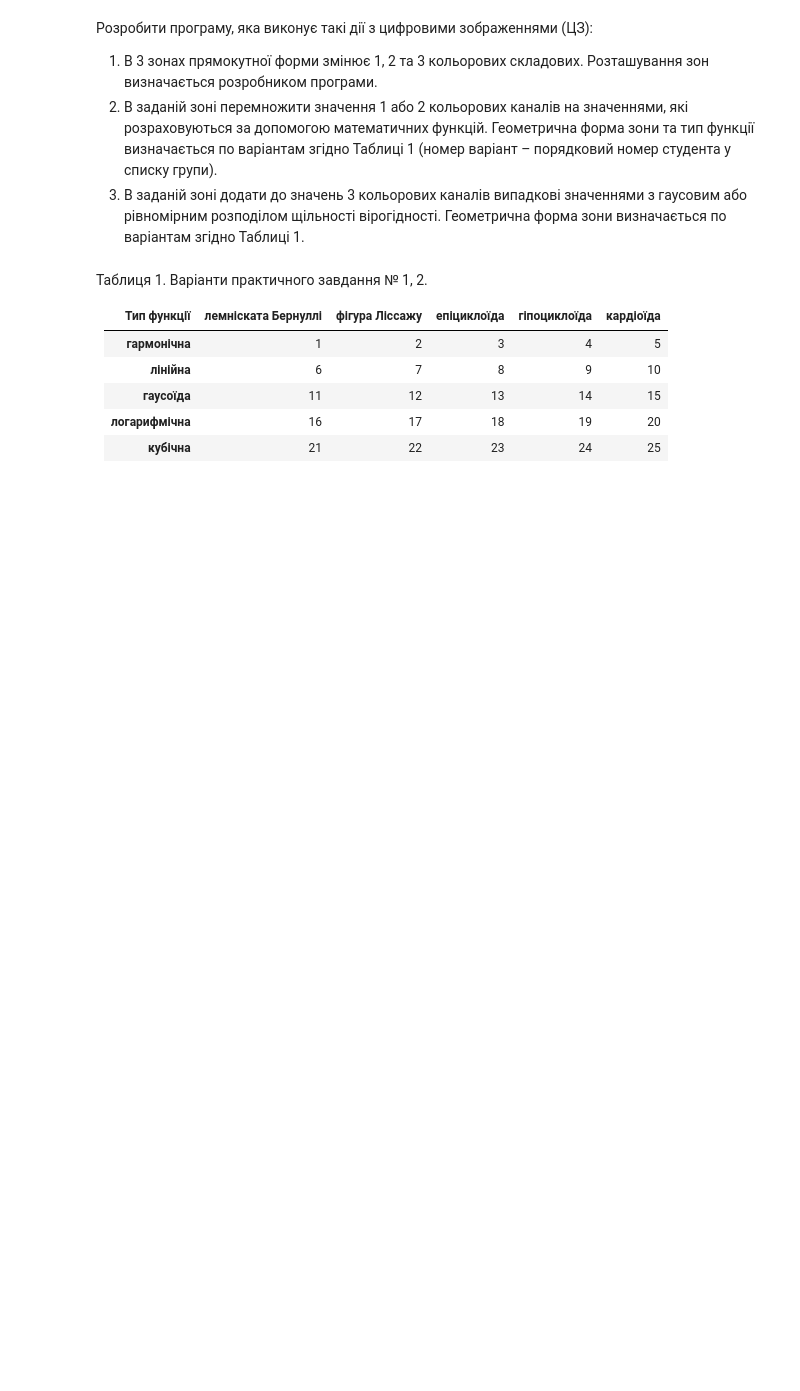
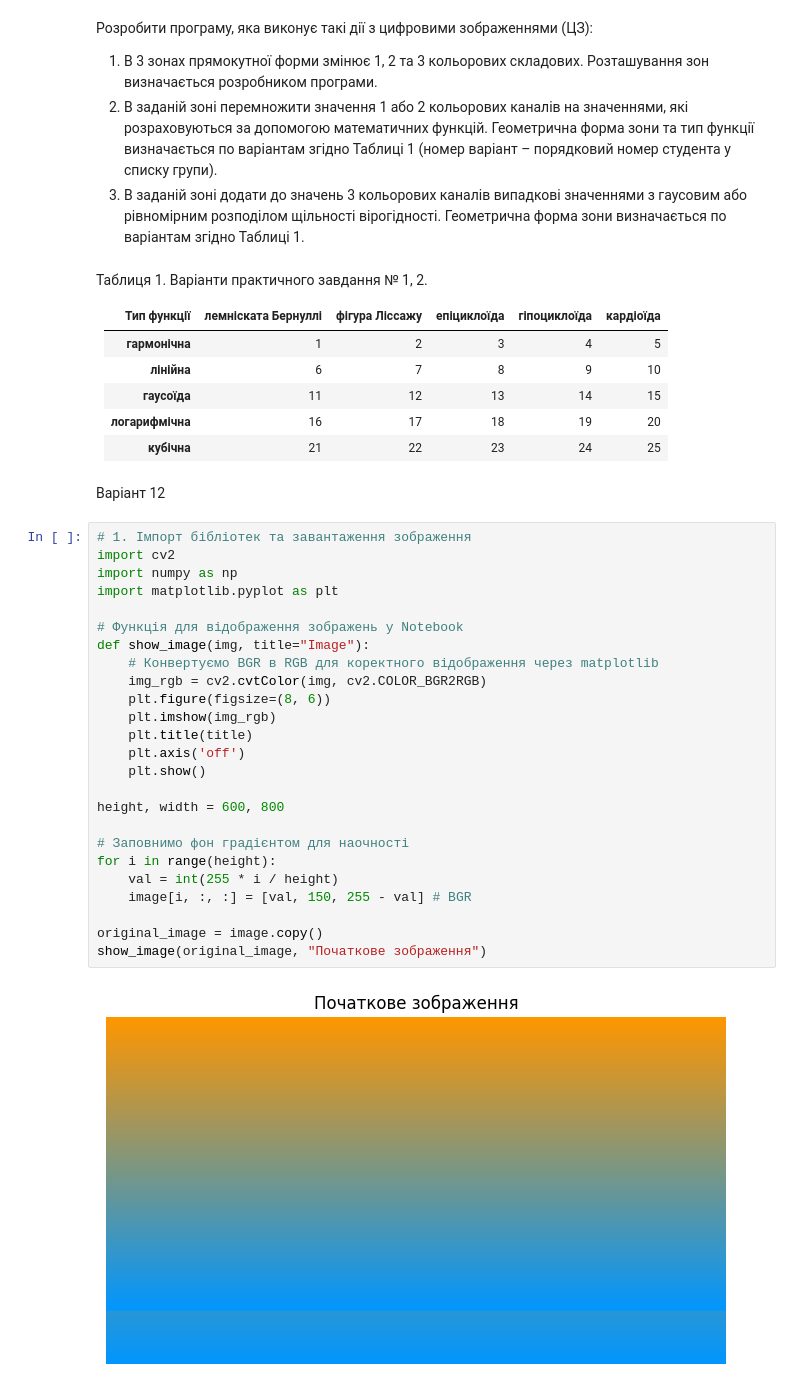
Before and after one commit to Bogd-an/2025_cv, a Jupyter notebook: pw/pw1.ipynb, the cells around one changed output. Cells and saved outputs as stored; diff of their text form; blank space fills up the shorter version.

```diff
--- a/pw/pw1.ipynb
+++ b/pw/pw1.ipynb
@@ -38,3 +43,32 @@
 | **гаусоїда** | 11 | 12 | 13 | 14 | 15 |
 | **логарифмічна** | 16 | 17 | 18 | 19 | 20 |
 | **кубічна** | 21 | 22 | 23 | 24 | 25 |
+# %% [markdown]
+Варіант 12
+# %%
+# 1. Імпорт бібліотек та завантаження зображення
+import cv2
+import numpy as np
+import matplotlib.pyplot as plt
+
+# Функція для відображення зображень у Notebook
+def show_image(img, title="Image"):
+    # Конвертуємо BGR в RGB для коректного відображення через matplotlib
+    img_rgb = cv2.cvtColor(img, cv2.COLOR_BGR2RGB)
+    plt.figure(figsize=(8, 6))
+    plt.imshow(img_rgb)
+    plt.title(title)
+    plt.axis('off')
+    plt.show()
+
+height, width = 600, 800
+
+# Заповнимо фон градієнтом для наочності
+for i in range(height):
+    val = int(255 * i / height)
+    image[i, :, :] = [val, 150, 255 - val] # BGR
+
+original_image = image.copy()
+show_image(original_image, "Початкове зображення")
+# %% [output]
+[figure, added]
```
Also changed, not shown: parts of 7 cells of this notebook, 2 other files.
